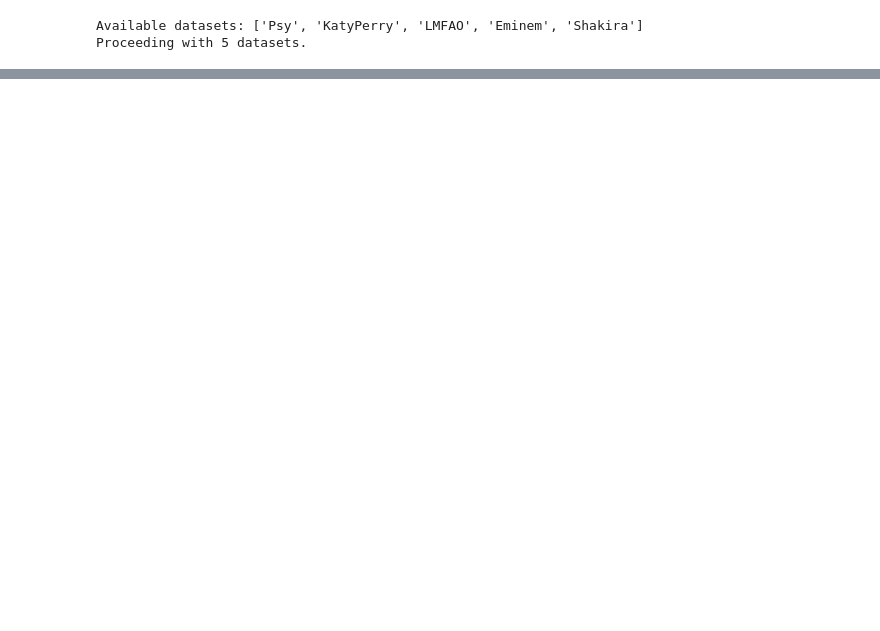
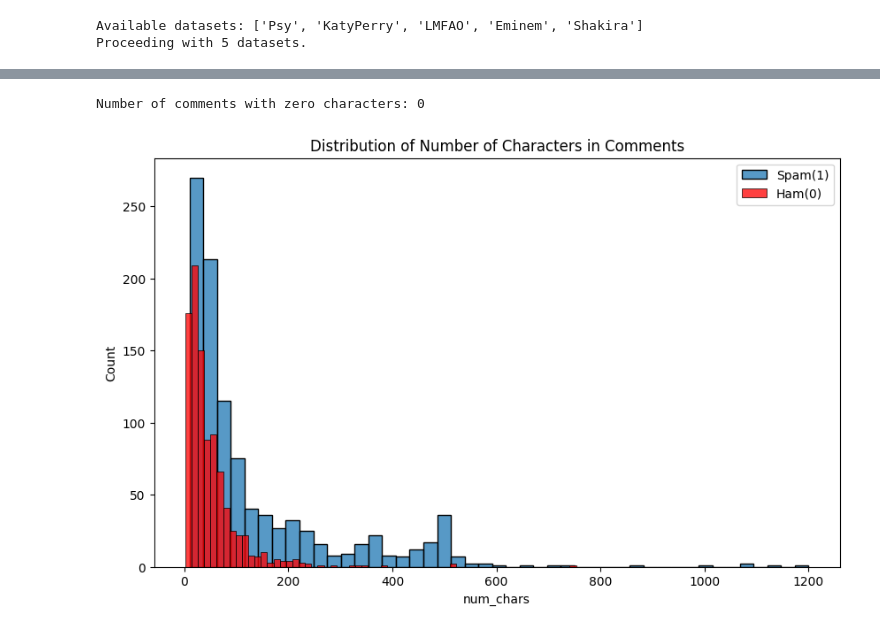
Before and after one commit to lloonnn/YT-Sanitizer, a Jupyter notebook: data_exploration.ipynb, the cells around one changed output, grey strips where cells are left out. Drawn from its saved outputs; the diff is of its cells as text; code cells hidden in the pictures; blank space fills up the shorter version.

```diff
--- a/data_exploration.ipynb
+++ b/data_exploration.ipynb
@@ -379,0 +271,3 @@ X_combined_v2 = hstack([X_text, X_length_scaled])
+# %%
+df_all["num_chars"] = df_all["CONTENT"].apply(len)
+df_all.sample(5)
@@ -379,0 +288,4 @@ X_combined_v2 = hstack([X_text, X_length_scaled])
+# %%
+# Calculate number of words in each comment by using word tokenization
+df_all["num_words"] = df_all["CONTENT"].apply(lambda x: len(nltk.word_tokenize(x)))
+df_all.sample(5)
@@ -379,0 +299,3 @@ X_combined_v2 = hstack([X_text, X_length_scaled])
+# %%
+df_all["num_sentences"] = df_all["CONTENT"].apply(lambda x: len(nltk.sent_tokenize(x)))
+df_all.sample(5)
@@ -379,0 +349,14 @@ X_combined_v2 = hstack([X_text, X_length_scaled])
+# %%
+empty_char = len(df_all[df_all["num_chars"] == 0])
+print(f"Number of comments with zero characters: {empty_char}")
+# %% [output]
+Number of comments with zero characters: 0
+# %%
+plt.figure(figsize=(10,6))
+sns.histplot(data=df_all[df_all["CLASS"]==1]["num_chars"], label="Spam(1)")
+sns.histplot(data=df_all[df_all["CLASS"]==0]["num_chars"], color='red', label="Ham(0)")
+plt.title("Distribution of Number of Characters in Comments")
+plt.legend()
+plt.show()
+# %% [output]
+[figure, added]
```
Also changed, not shown: parts of 49 cells of this notebook, 1 other file.
